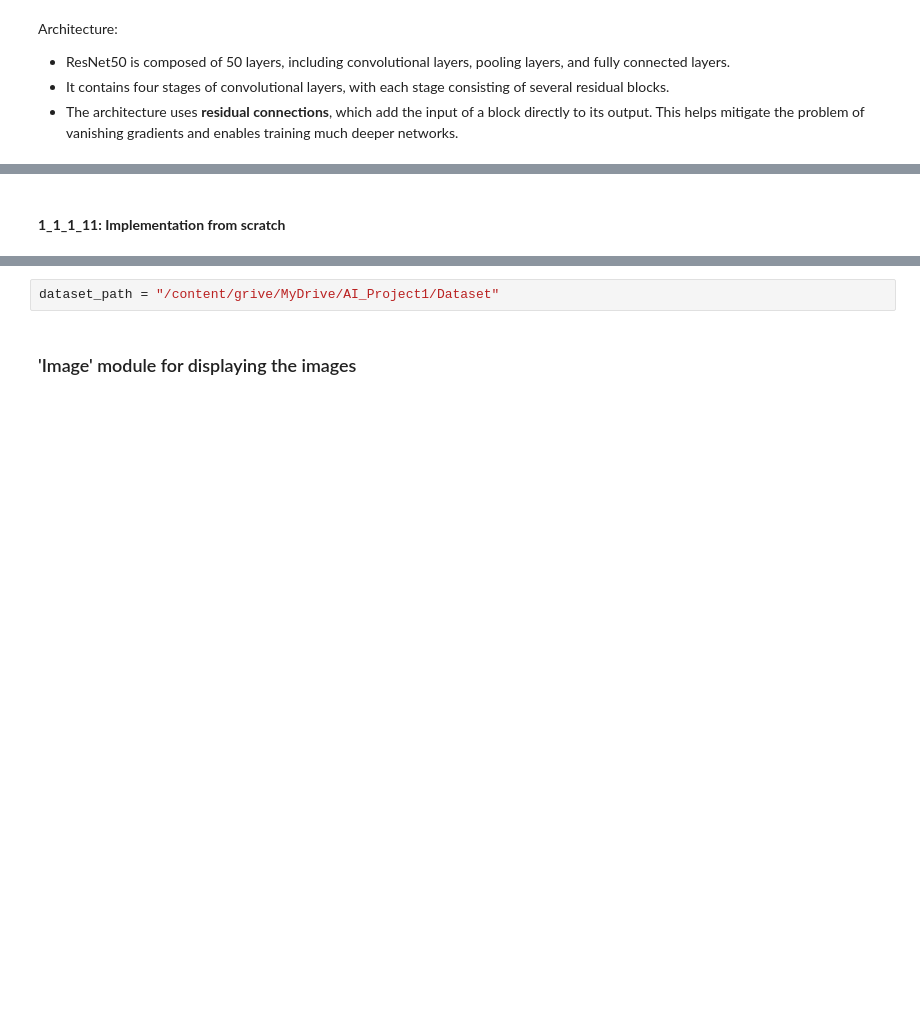
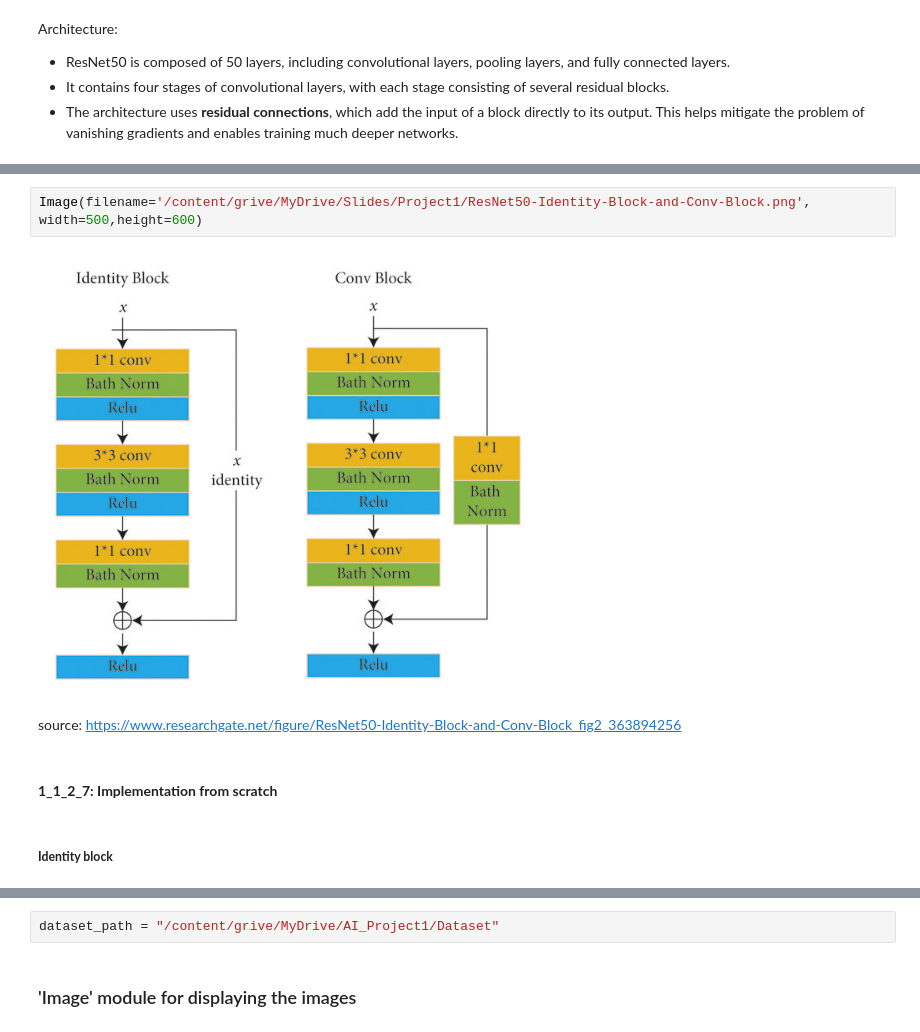
Before and after one commit to Arko04/Colab, a Jupyter notebook: AI_project1.ipynb, the cells around one changed output, grey strips where cells are left out. Cells and saved outputs as stored; diff of their text form; blank space fills up the shorter version.

```diff
--- a/AI_project1.ipynb
+++ b/AI_project1.ipynb
@@ -319,2 +339,10 @@ The model has a series of convolutional layers, each followed by a max-pooling l
+# %%
+Image(filename='/content/grive/MyDrive/Slides/Project1/ResNet50-Identity-Block-and-Conv-Block.png', width=500,height=600)
+# %% [output]
+[figure, added]
+# %% [markdown]
+source: https://www.researchgate.net/figure/ResNet50-Identity-Block-and-Conv-Block_fig2_363894256
 # %% [markdown]
-#### **1_1_1_11: Implementation from scratch**
+#### **1_1_2_7: Implementation from scratch**
+# %% [markdown]
+##### **Identity block**
```
Also changed, not shown: parts of 56 cells of this notebook.
